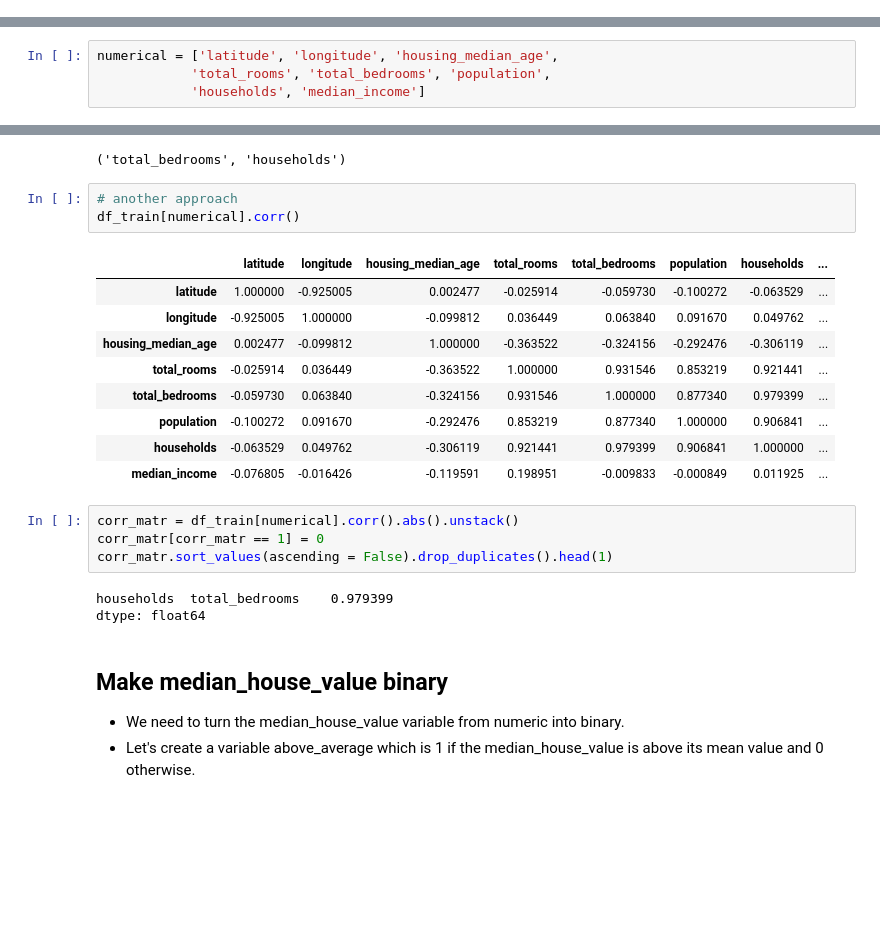
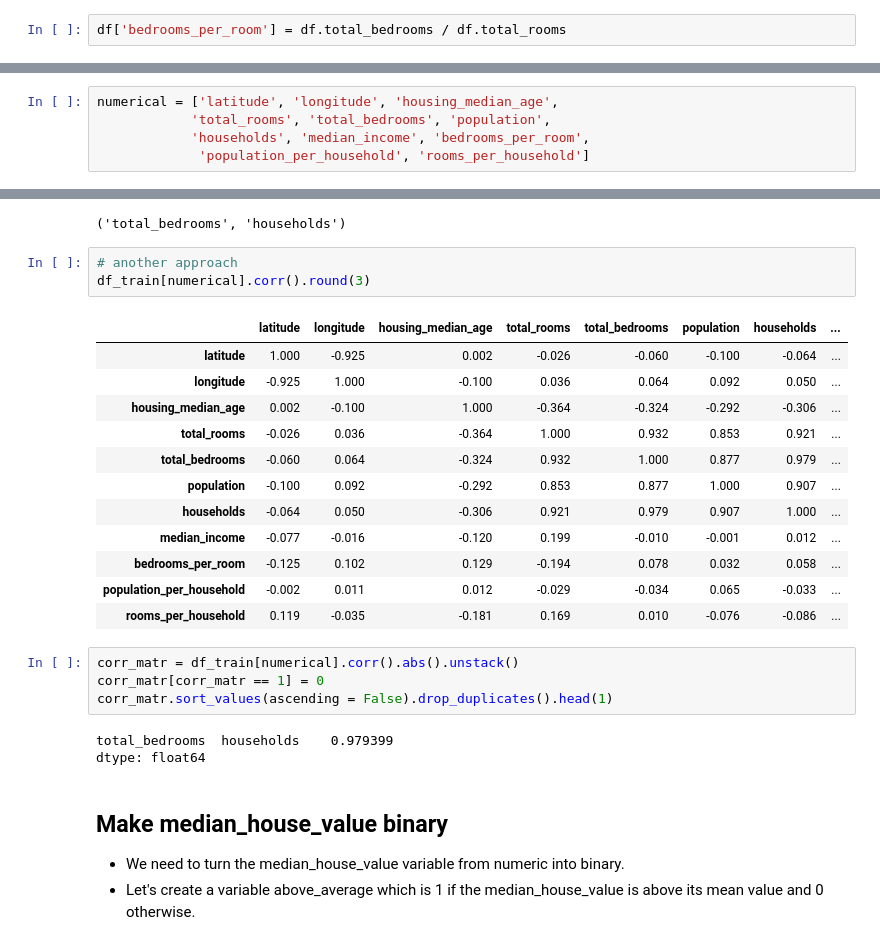
Before and after one commit to tanyashagova/ML-Zoomcamp-2022, a Jupyter notebook: homework3_classification.ipynb, the cells around one changed output, grey strips where cells are left out. Drawn from its saved outputs; the diff is of its cells as text; blank space fills up the shorter version.

```diff
--- a/homework3_classification.ipynb
+++ b/homework3_classification.ipynb
@@ -55,6 +55,8 @@ Only column 'total_bedrooms' contains missing values. Fill missing values by 0
 df = df.fillna(0)
 # %%
 df['rooms_per_household'] = df.total_rooms / df.households
+# %%
+df['bedrooms_per_room'] = df.total_bedrooms / df.total_rooms
 # %%
 df['population_per_household'] = df.population / df.households
 # %%
@@ -121,7 +140,8 @@ df_train.head()
 # %%
 numerical = ['latitude', 'longitude', 'housing_median_age',
             'total_rooms', 'total_bedrooms', 'population',
-            'households', 'median_income']
+            'households', 'median_income', 'bedrooms_per_room',
+             'population_per_household', 'rooms_per_household']
 # %%
 num_numerical = len(numerical)
 corr_matrix = np.zeros((num_numerical, num_numerical))
@@ -136,23 +156,26 @@ numerical[position // num_numerical], numerical[position % num_numerical]
 ('total_bedrooms', 'households')
 # %%
 # another approach
-df_train[numerical].corr()
+df_train[numerical].corr().round(3)
 # %% [output]
 |  | latitude | longitude | housing_median_age | total_rooms | total_bedrooms | population | households | ... |
-| latitude | 1.000000 | -0.925005 | 0.002477 | -0.025914 | -0.059730 | -0.100272 | -0.063529 | ... |
-| longitude | -0.925005 | 1.000000 | -0.099812 | 0.036449 | 0.063840 | 0.091670 | 0.049762 | ... |
-| housing_median_age | 0.002477 | -0.099812 | 1.000000 | -0.363522 | -0.324156 | -0.292476 | -0.306119 | ... |
-| total_rooms | -0.025914 | 0.036449 | -0.363522 | 1.000000 | 0.931546 | 0.853219 | 0.921441 | ... |
-| total_bedrooms | -0.059730 | 0.063840 | -0.324156 | 0.931546 | 1.000000 | 0.877340 | 0.979399 | ... |
-| population | -0.100272 | 0.091670 | -0.292476 | 0.853219 | 0.877340 | 1.000000 | 0.906841 | ... |
-| households | -0.063529 | 0.049762 | -0.306119 | 0.921441 | 0.979399 | 0.906841 | 1.000000 | ... |
-| median_income | -0.076805 | -0.016426 | -0.119591 | 0.198951 | -0.009833 | -0.000849 | 0.011925 | ... |
+| latitude | 1.000 | -0.925 | 0.002 | -0.026 | -0.060 | -0.100 | -0.064 | ... |
+| longitude | -0.925 | 1.000 | -0.100 | 0.036 | 0.064 | 0.092 | 0.050 | ... |
+| housing_median_age | 0.002 | -0.100 | 1.000 | -0.364 | -0.324 | -0.292 | -0.306 | ... |
+| total_rooms | -0.026 | 0.036 | -0.364 | 1.000 | 0.932 | 0.853 | 0.921 | ... |
+| total_bedrooms | -0.060 | 0.064 | -0.324 | 0.932 | 1.000 | 0.877 | 0.979 | ... |
+| population | -0.100 | 0.092 | -0.292 | 0.853 | 0.877 | 1.000 | 0.907 | ... |
+| households | -0.064 | 0.050 | -0.306 | 0.921 | 0.979 | 0.907 | 1.000 | ... |
+| median_income | -0.077 | -0.016 | -0.120 | 0.199 | -0.010 | -0.001 | 0.012 | ... |
+| bedrooms_per_room | -0.125 | 0.102 | 0.129 | -0.194 | 0.078 | 0.032 | 0.058 | ... |
+| population_per_household | -0.002 | 0.011 | 0.012 | -0.029 | -0.034 | 0.065 | -0.033 | ... |
+| rooms_per_household | 0.119 | -0.035 | -0.181 | 0.169 | 0.010 | -0.076 | -0.086 | ... |
 # %%
 corr_matr = df_train[numerical].corr().abs().unstack()
 corr_matr[corr_matr == 1] = 0
 corr_matr.sort_values(ascending = False).drop_duplicates().head(1)
 # %% [output]
-households  total_bedrooms    0.979399
+total_bedrooms  households    0.979399
 dtype: float64
 # %% [markdown]
 ## Make median_house_value binary
```
Also changed, not shown: parts of 12 cells of this notebook.
